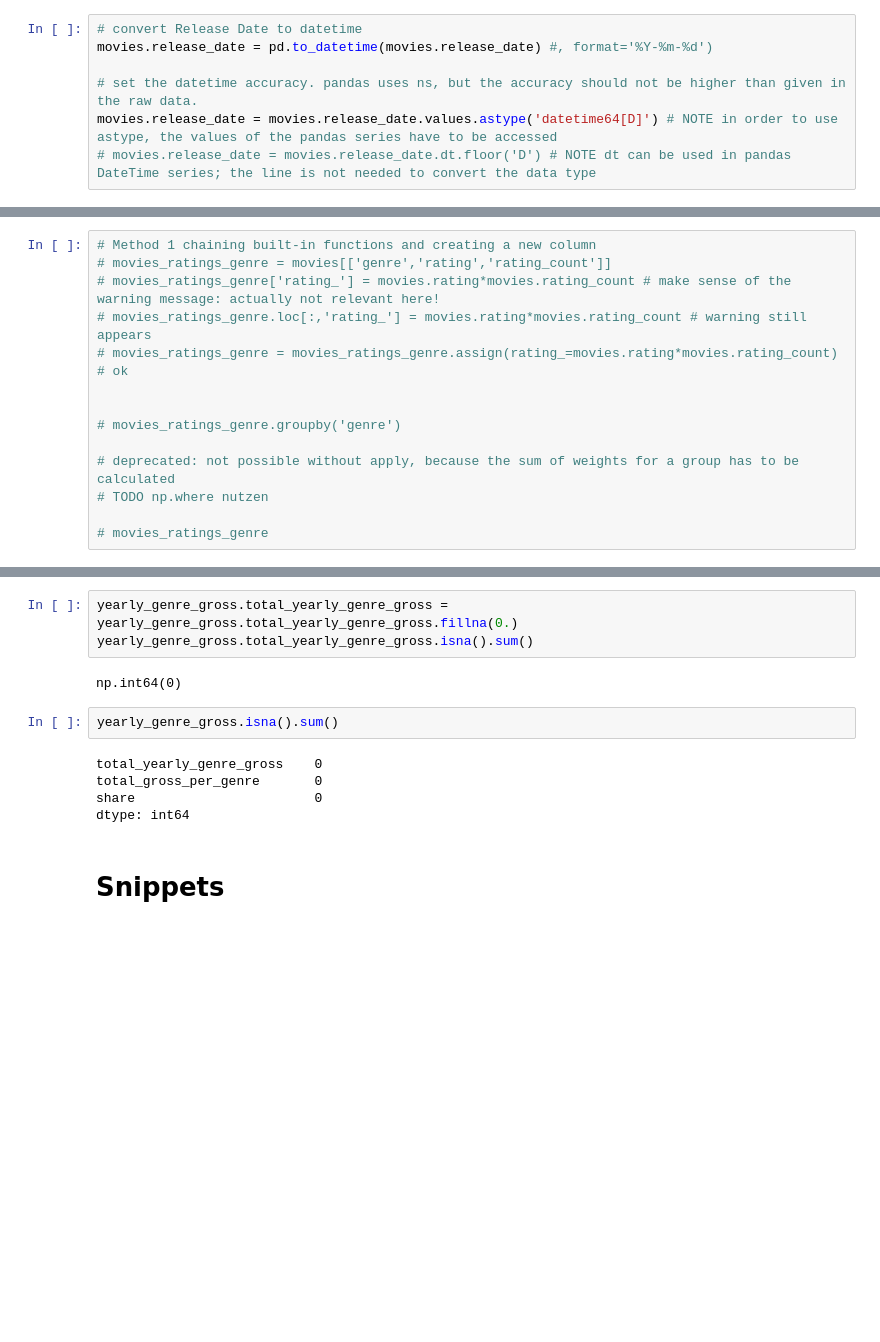
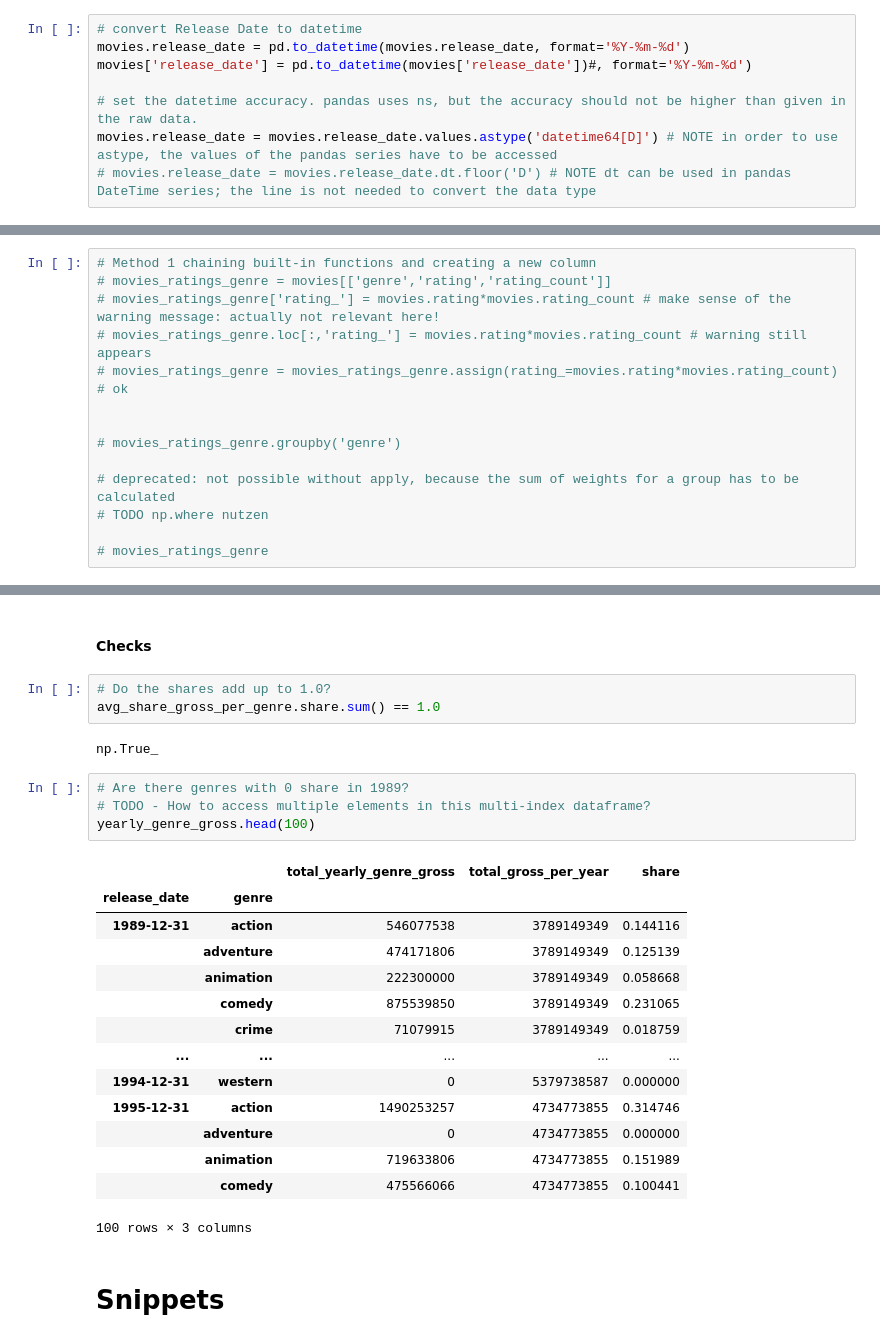
Before and after one commit to olemir/python-exercises, a Jupyter notebook: exercises-EDA.ipynb, the cells around one changed output, grey strips where cells are left out. Drawn from its saved outputs; the diff is of its cells as text; blank space fills up the shorter version.

```diff
--- a/exercises-EDA.ipynb
+++ b/exercises-EDA.ipynb
@@ -174,7 +174,8 @@ movies.genre = movies.genre.astype(pd.CategoricalDtype(ordered=False))
 movies.mpaa_rating = movies.mpaa_rating.astype(pd.CategoricalDtype(ordered=True))
 # %%
 # convert Release Date to datetime
-movies.release_date = pd.to_datetime(movies.release_date) #, format='%Y-%m-%d')
+movies.release_date = pd.to_datetime(movies.release_date, format='%Y-%m-%d')
+movies['release_date'] = pd.to_datetime(movies['release_date'])#, format='%Y-%m-%d')
 
 # set the datetime accuracy. pandas uses ns, but the accuracy should not be higher than given in the raw data.
 movies.release_date = movies.release_date.values.astype('datetime64[D]') # NOTE in order to use astype, the values of the pandas series have to be accessed
@@ -745,17 +770,31 @@ avg_share_gross_per_genre
 | 9 | horror | 3814590770 | 0.012834 |
 | 15 | western | 2016066644 | 0.008266 |
 | 8 | history | 1101271153 | 0.006409 |
-# %%
-yearly_genre_gross.total_yearly_genre_gross = yearly_genre_gross.total_yearly_genre_gross.fillna(0.)
-yearly_genre_gross.total_yearly_genre_gross.isna().sum()
-# %% [output]
-np.int64(0)
-# %%
-yearly_genre_gross.isna().sum()
-# %% [output]
-total_yearly_genre_gross    0
-total_gross_per_genre       0
-share                       0
-dtype: int64
+# %% [markdown]
+#### Checks
+# %%
+# Do the shares add up to 1.0?
+avg_share_gross_per_genre.share.sum() == 1.0
+# %% [output]
+np.True_
+# %%
+# Are there genres with 0 share in 1989?
+# TODO - How to access multiple elements in this multi-index dataframe?
+yearly_genre_gross.head(100)
+# %% [output]
+|  |  | total_yearly_genre_gross | total_gross_per_year | share |
+| release_date | genre |  |  |  |
+| 1989-12-31 | action | 546077538 | 3789149349 | 0.144116 |
+|  | adventure | 474171806 | 3789149349 | 0.125139 |
+|  | animation | 222300000 | 3789149349 | 0.058668 |
+|  | comedy | 875539850 | 3789149349 | 0.231065 |
+|  | crime | 71079915 | 3789149349 | 0.018759 |
+| ... | ... | ... | ... | ... |
+| 1994-12-31 | western | 0 | 5379738587 | 0.000000 |
+| 1995-12-31 | action | 1490253257 | 4734773855 | 0.314746 |
+|  | adventure | 0 | 4734773855 | 0.000000 |
+|  | animation | 719633806 | 4734773855 | 0.151989 |
+|  | comedy | 475566066 | 4734773855 | 0.100441 |
+100 rows × 3 columns
 # %% [markdown]
 # Snippets
```
Also changed, not shown: parts of 30 cells of this notebook.
